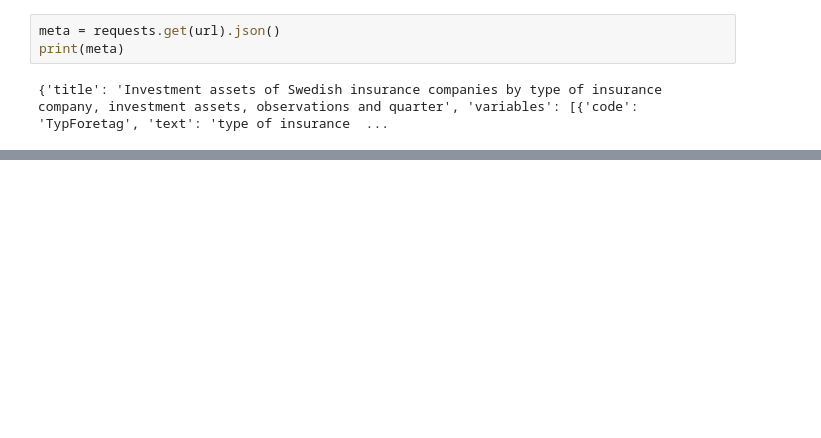
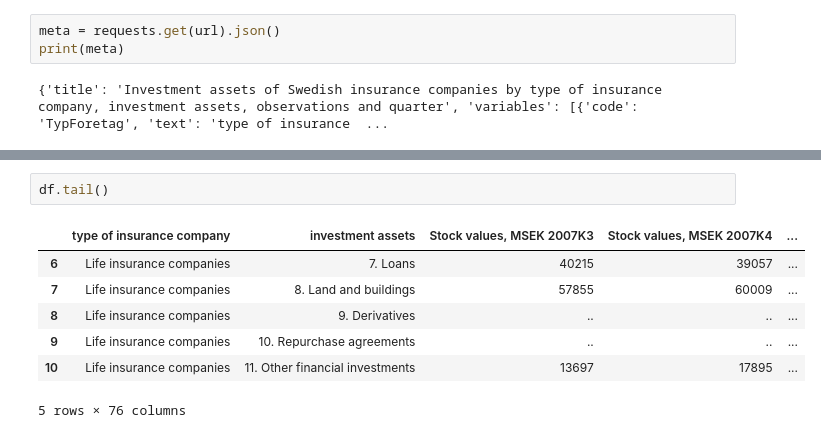
Before and after one commit to kunanonsurasorn/Python_Sandbox, a Jupyter notebook: api_sandbox_project/api_python.ipynb, the cells around one changed output, grey strips where cells are left out. Drawn from its saved outputs; the diff is of its cells as text; blank space fills up the shorter version.

```diff
--- a/api_sandbox_project/api_python.ipynb
+++ b/api_sandbox_project/api_python.ipynb
@@ -182,0 +150,10 @@ print(df)
+# %%
+df.tail()
+# %% [output]
+|  | type of insurance company | investment assets | Stock values, MSEK 2007K3 | Stock values, MSEK 2007K4 | ... |
+| 6 | Life insurance companies | 7. Loans | 40215 | 39057 | ... |
+| 7 | Life insurance companies | 8. Land and buildings | 57855 | 60009 | ... |
+| 8 | Life insurance companies | 9. Derivatives | .. | .. | ... |
+| 9 | Life insurance companies | 10. Repurchase agreements | .. | .. | ... |
+| 10 | Life insurance companies | 11. Other financial investments | 13697 | 17895 | ... |
+5 rows × 76 columns
```
Also changed, not shown: parts of 5 cells of this notebook.
